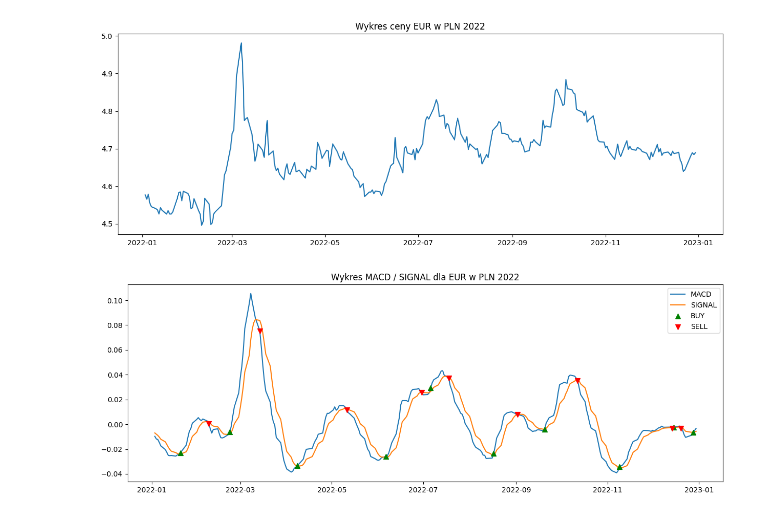
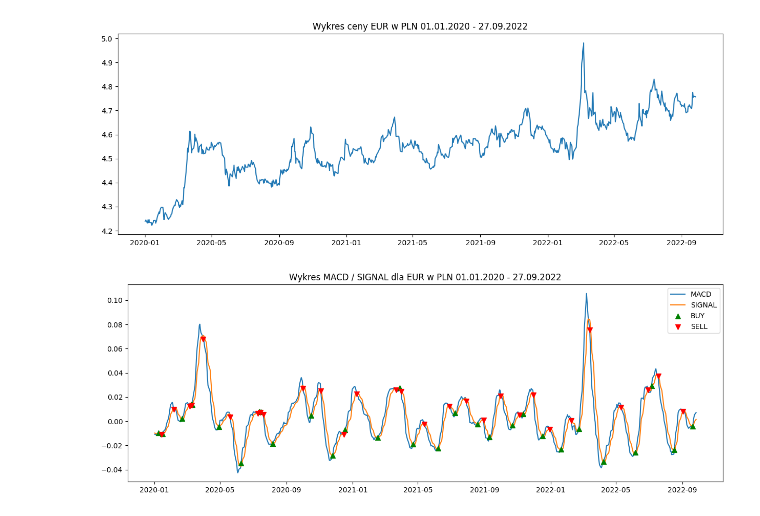
Before and after one commit to KanarekLife/NM, a Jupyter notebook: Project01/eurpln.ipynb, the cells around one changed output. Cells and saved outputs as stored; diff of their text form; code cells hidden in the pictures.

```diff
--- a/Project01/eurpln.ipynb
+++ b/Project01/eurpln.ipynb
@@ -3,22 +3,22 @@ from helpers import *
 import matplotlib.pyplot as plt
 
 data = get_data("data/eurpln.txt")
-analyzed_data = data[(data['DATE'] >= '2022-01-01') & (data['DATE'] < '2023-01-01')]
+analyzed_data = data[(data['DATE'] >= '2020-01-01') & (data['DATE'] < '2022-09-27')]
 # %%
 plt.figure(figsize=(15,5))
 plt.plot(analyzed_data["DATE"].values, analyzed_data["VALUE"].values)
-plt.title("Wykres ceny EUR w PLN 2022")
+plt.title("Wykres ceny EUR w PLN 01.01.2020 - 27.09.2022")
 plt.show()
 # %% [output]
-[figure, old version]
+[figure, new version]
 # %%
 plt.figure(figsize=(15, 5))
 plt.plot(analyzed_data["DATE"].values, analyzed_data["MACD"].values)
 plt.plot(analyzed_data["DATE"].values, analyzed_data["SIGNAL"].values)
 plt.scatter(analyzed_data[analyzed_data["ACTION"] == 'BUY']["DATE"].values, analyzed_data[analyzed_data["ACTION"] == 'BUY']["MACD"].values, color='green', marker='^', s=50, zorder=15, label='BUY')
 plt.scatter(analyzed_data[analyzed_data["ACTION"] == 'SELL']["DATE"].values, analyzed_data[analyzed_data["ACTION"] == 'SELL']["MACD"].values, color='red', marker='v', s=50, zorder=15, label='SELL')
 plt.legend(['MACD', 'SIGNAL', 'BUY', 'SELL'])
-plt.title("Wykres MACD / SIGNAL dla EUR w PLN 2022")
+plt.title("Wykres MACD / SIGNAL dla EUR w PLN 01.01.2020 - 27.09.2022")
 plt.show()
 # %% [output]
-[figure, old version]
+[figure, new version]
```
Also changed, not shown: parts of 6 cells of this notebook, 16 other files.
